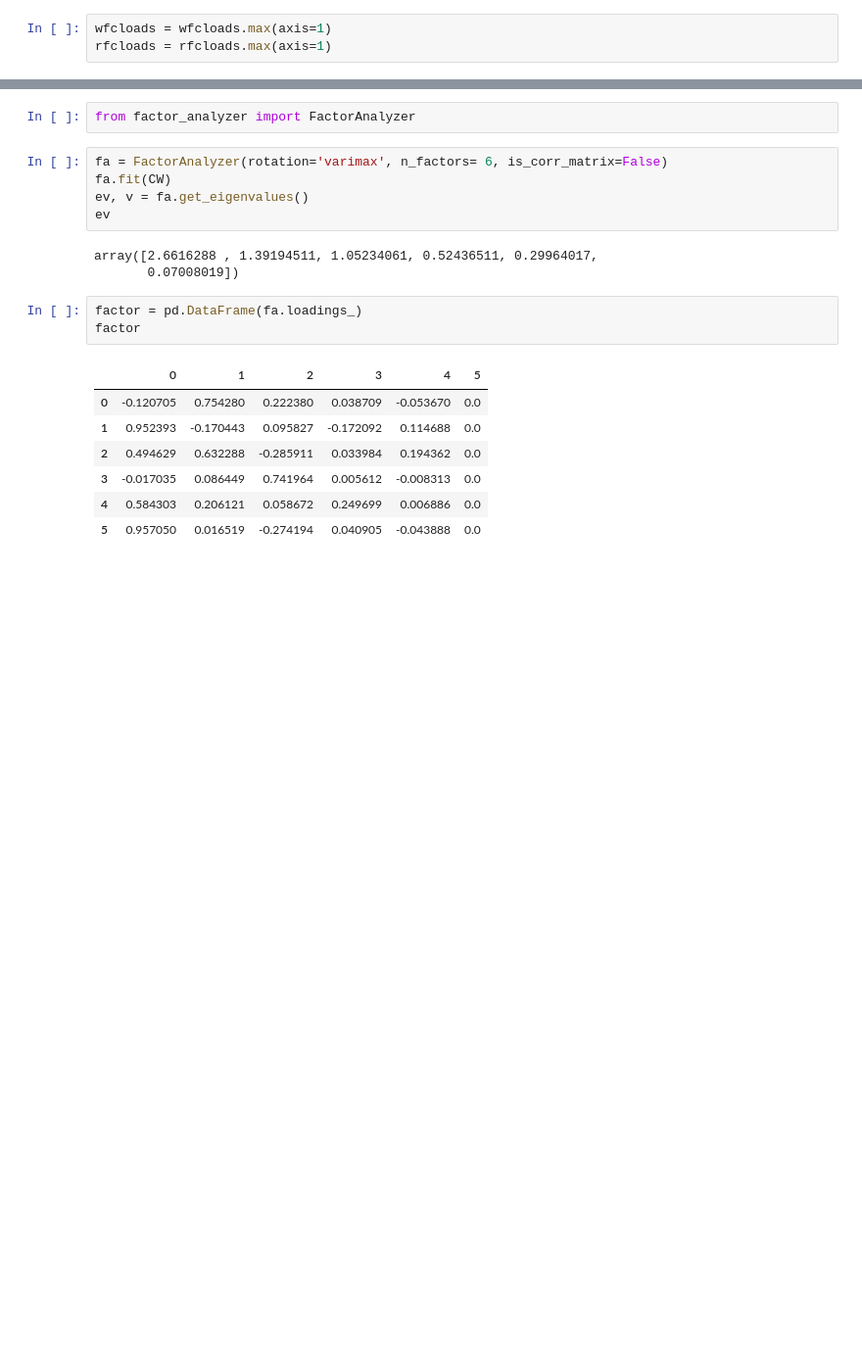
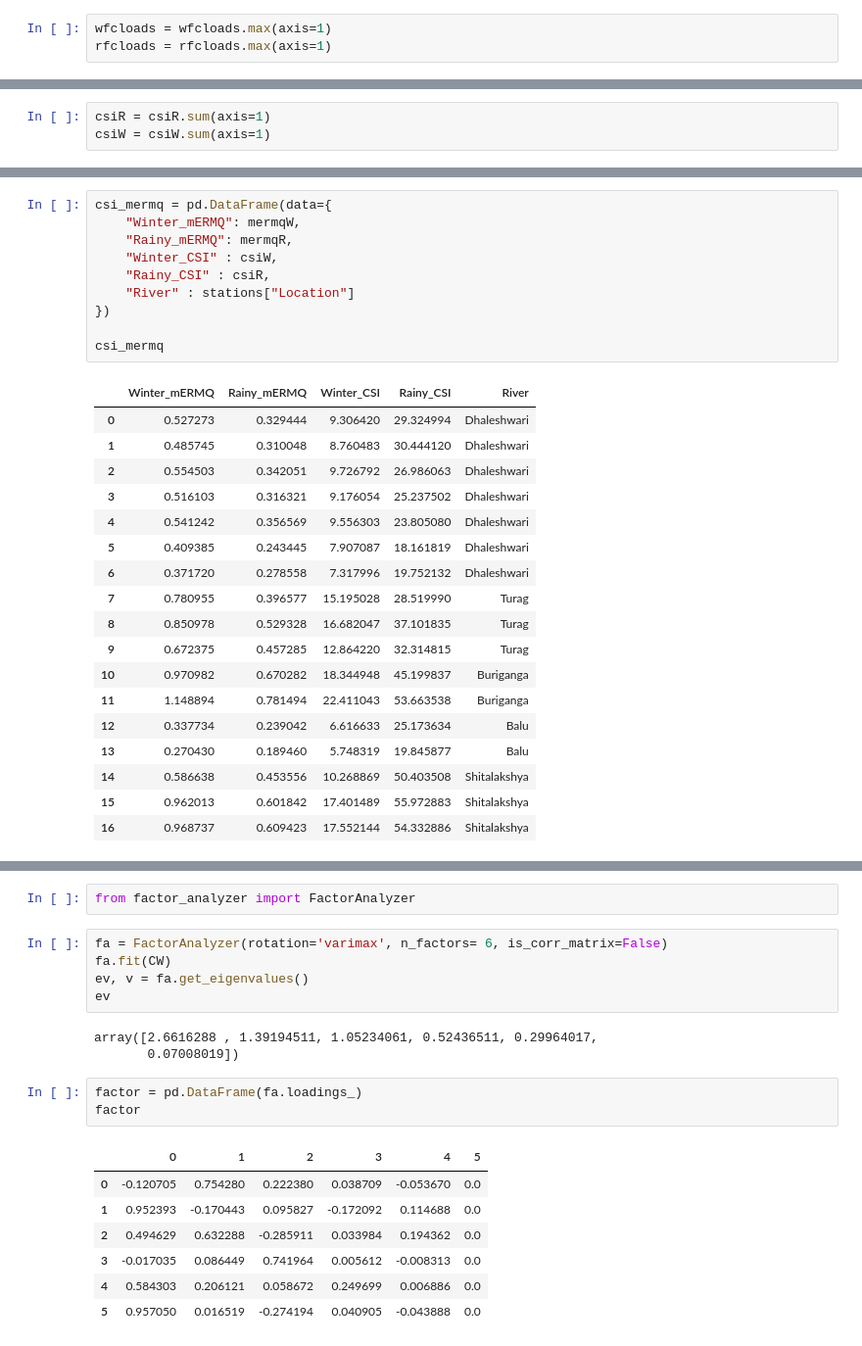
Before and after one commit to rakibhhridoy/OnGoingStudy, a Jupyter notebook: Five_Rivers/Python/sample.ipynb, the cells around one changed output, grey strips where cells are left out. Shown at 98% size. Saved outputs shown, nothing was run; the diff lists cells and outputs as text; blank space fills up the shorter version.

```diff
--- a/Five_Rivers/Python/sample.ipynb
+++ b/Five_Rivers/Python/sample.ipynb
@@ -2173,0 +2273,3 @@ dtype: float64
+# %%
+csiR = csiR.sum(axis=1)
+csiW = csiW.sum(axis=1)
@@ -2173,0 +2366,29 @@ dtype: float64
+# %%
+csi_mermq = pd.DataFrame(data={
+    "Winter_mERMQ": mermqW,
+    "Rainy_mERMQ": mermqR,
+    "Winter_CSI" : csiW,
+    "Rainy_CSI" : csiR,
+    "River" : stations["Location"]
+})
+
+csi_mermq
+# %% [output]
+|  | Winter_mERMQ | Rainy_mERMQ | Winter_CSI | Rainy_CSI | River |
+| 0 | 0.527273 | 0.329444 | 9.306420 | 29.324994 | Dhaleshwari |
+| 1 | 0.485745 | 0.310048 | 8.760483 | 30.444120 | Dhaleshwari |
+| 2 | 0.554503 | 0.342051 | 9.726792 | 26.986063 | Dhaleshwari |
+| 3 | 0.516103 | 0.316321 | 9.176054 | 25.237502 | Dhaleshwari |
+| 4 | 0.541242 | 0.356569 | 9.556303 | 23.805080 | Dhaleshwari |
+| 5 | 0.409385 | 0.243445 | 7.907087 | 18.161819 | Dhaleshwari |
+| 6 | 0.371720 | 0.278558 | 7.317996 | 19.752132 | Dhaleshwari |
+| 7 | 0.780955 | 0.396577 | 15.195028 | 28.519990 | Turag |
+| 8 | 0.850978 | 0.529328 | 16.682047 | 37.101835 | Turag |
+| 9 | 0.672375 | 0.457285 | 12.864220 | 32.314815 | Turag |
+| 10 | 0.970982 | 0.670282 | 18.344948 | 45.199837 | Buriganga |
+| 11 | 1.148894 | 0.781494 | 22.411043 | 53.663538 | Buriganga |
+| 12 | 0.337734 | 0.239042 | 6.616633 | 25.173634 | Balu |
+| 13 | 0.270430 | 0.189460 | 5.748319 | 19.845877 | Balu |
+| 14 | 0.586638 | 0.453556 | 10.268869 | 50.403508 | Shitalakshya |
+| 15 | 0.962013 | 0.601842 | 17.401489 | 55.972883 | Shitalakshya |
+| 16 | 0.968737 | 0.609423 | 17.552144 | 54.332886 | Shitalakshya |
```
Also changed, not shown: parts of 54 cells of this notebook, 19 other files.
